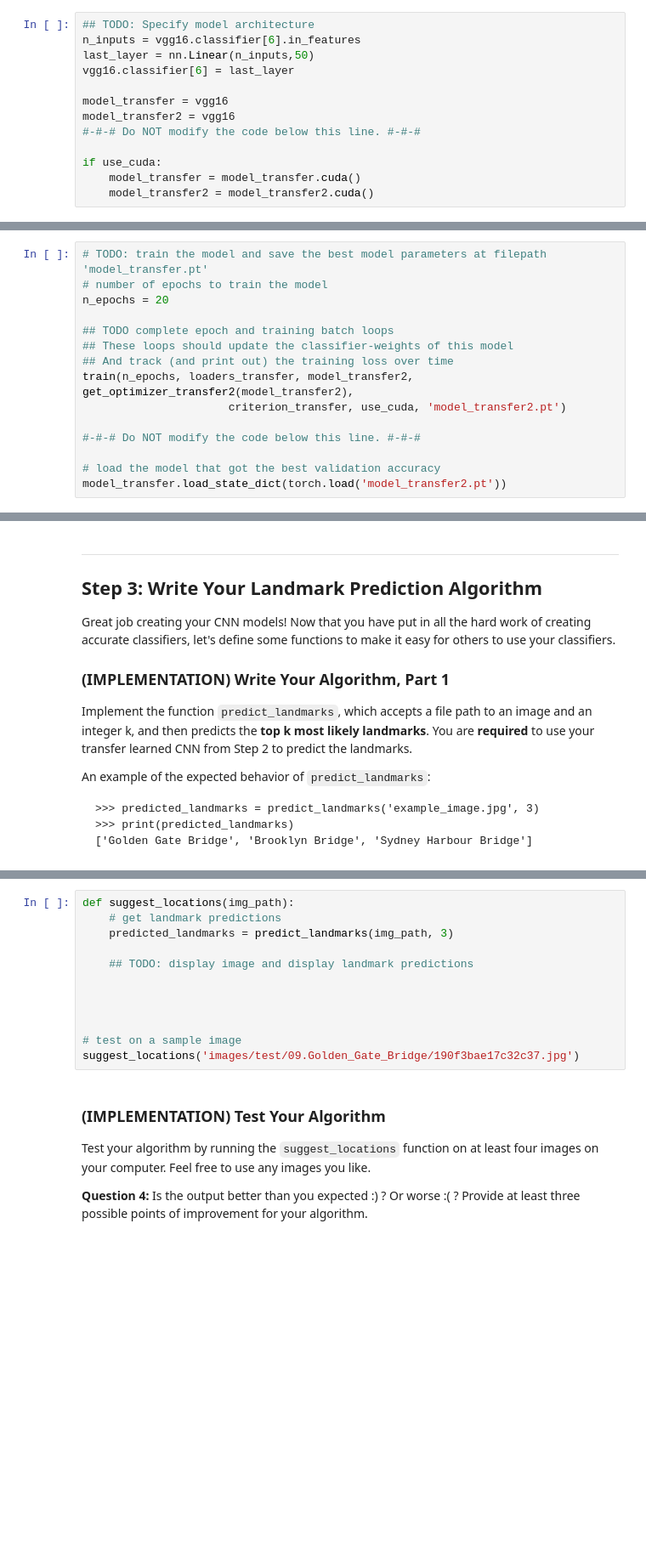
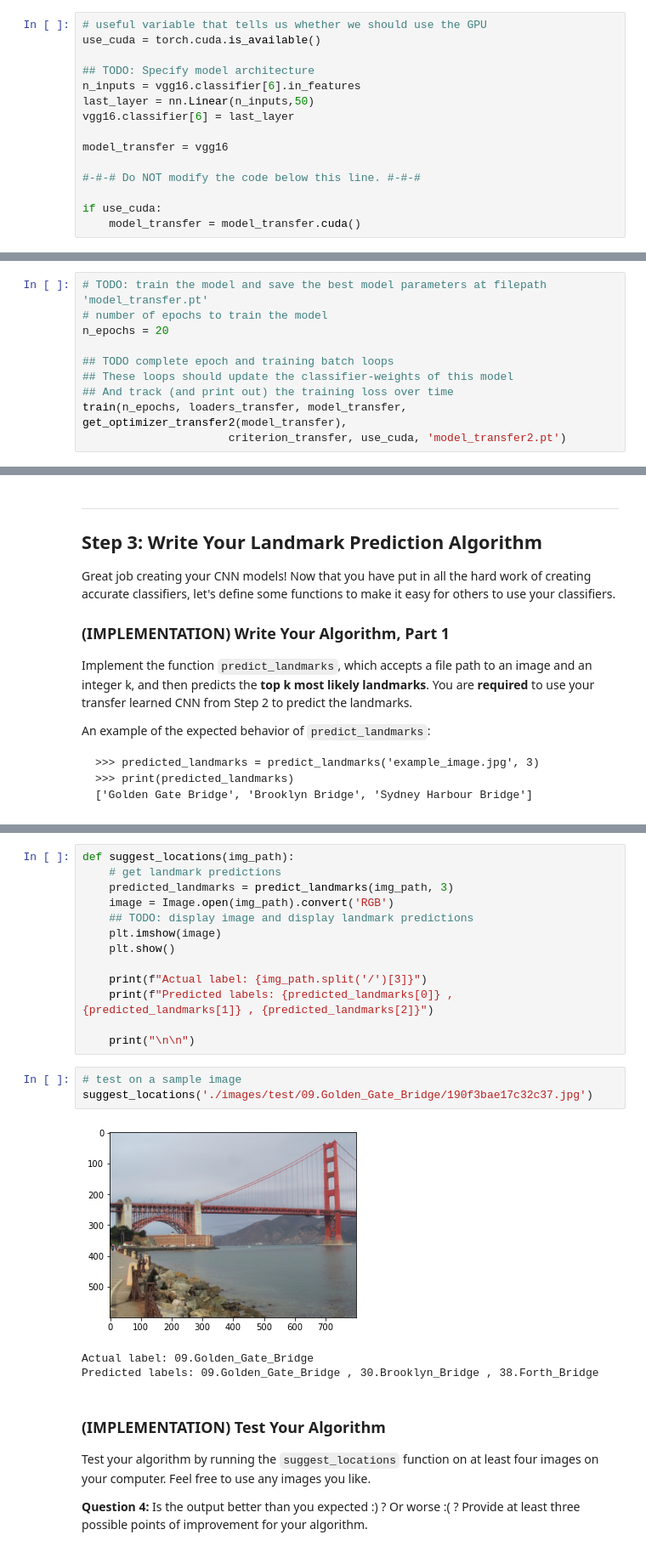
Before and after one commit to Sam4896/project_landmark_classification_geotagging, a Jupyter notebook: landmark.ipynb, the cells around one changed output, grey strips where cells are left out. Shown at 85% size. Cells and saved outputs as stored; diff of their text form; blank space fills up the shorter version.

```diff
--- a/landmark.ipynb
+++ b/landmark.ipynb
@@ -619,18 +619,20 @@ vgg16 = models.vgg16(pretrained=True)
 for param in vgg16.features.parameters():
     param.requires_grad = False
 # %%
+# useful variable that tells us whether we should use the GPU
+use_cuda = torch.cuda.is_available()
+
 ## TODO: Specify model architecture
 n_inputs = vgg16.classifier[6].in_features
 last_layer = nn.Linear(n_inputs,50)
 vgg16.classifier[6] = last_layer
 
 model_transfer = vgg16
-model_transfer2 = vgg16
+
 #-#-# Do NOT modify the code below this line. #-#-#
 
 if use_cuda:
     model_transfer = model_transfer.cuda()
-    model_transfer2 = model_transfer2.cuda()
 # %% [markdown]
 __Question 3:__ Outline the steps you took to get to your final CNN architecture and your reasoning at each step.  Describe why you think the architecture is suitable for the current problem.
 # %% [markdown]
@@ -685,11 +734,6 @@ n_epochs = 20
 ## TODO complete epoch and training batch loops
 ## These loops should update the classifier-weights of this model
 ## And track (and print out) the training loss over time
-train(n_epochs, loaders_transfer, model_transfer2, get_optimizer_transfer2(model_transfer2),
+train(n_epochs, loaders_transfer, model_transfer, get_optimizer_transfer2(model_transfer),
                       criterion_transfer, use_cuda, 'model_transfer2.pt')
-
-#-#-# Do NOT modify the code below this line. #-#-#
-
-# load the model that got the best validation accuracy
-model_transfer.load_state_dict(torch.load('model_transfer2.pt'))
 # %% [output]
@@ -767,18 +851,26 @@ In the code cell below, implement the function `suggest_locations`, which accept
 
 Some sample output for `suggest_locations` is provided below, but feel free to design your own user experience!
 ![](images/sample_landmark_output.png)
+# %%
+def suggest_locations(img_path):
+    # get landmark predictions
+    predicted_landmarks = predict_landmarks(img_path, 3)
+    image = Image.open(img_path).convert('RGB')
+    ## TODO: display image and display landmark predictions
+    plt.imshow(image)
+    plt.show()
+
+    print(f"Actual label: {img_path.split('/')[3]}")
+    print(f"Predicted labels: {predicted_landmarks[0]} , {predicted_landmarks[1]} , {predicted_landmarks[2]}")
+
+    print("\n\n")
 # %%
-def suggest_locations(img_path):
-    # get landmark predictions
-    predicted_landmarks = predict_landmarks(img_path, 3)
-
-    ## TODO: display image and display landmark predictions
-
-
-
-
 # test on a sample image
-suggest_locations('images/test/09.Golden_Gate_Bridge/190f3bae17c32c37.jpg')
+suggest_locations('./images/test/09.Golden_Gate_Bridge/190f3bae17c32c37.jpg')
+# %% [output]
+[figure, added]
+Actual label: 09.Golden_Gate_Bridge
+Predicted labels: 09.Golden_Gate_Bridge , 30.Brooklyn_Bridge , 38.Forth_Bridge
 # %% [markdown]
 ### (IMPLEMENTATION) Test Your Algorithm
 
```
Also changed, not shown: parts of 13 cells of this notebook.
